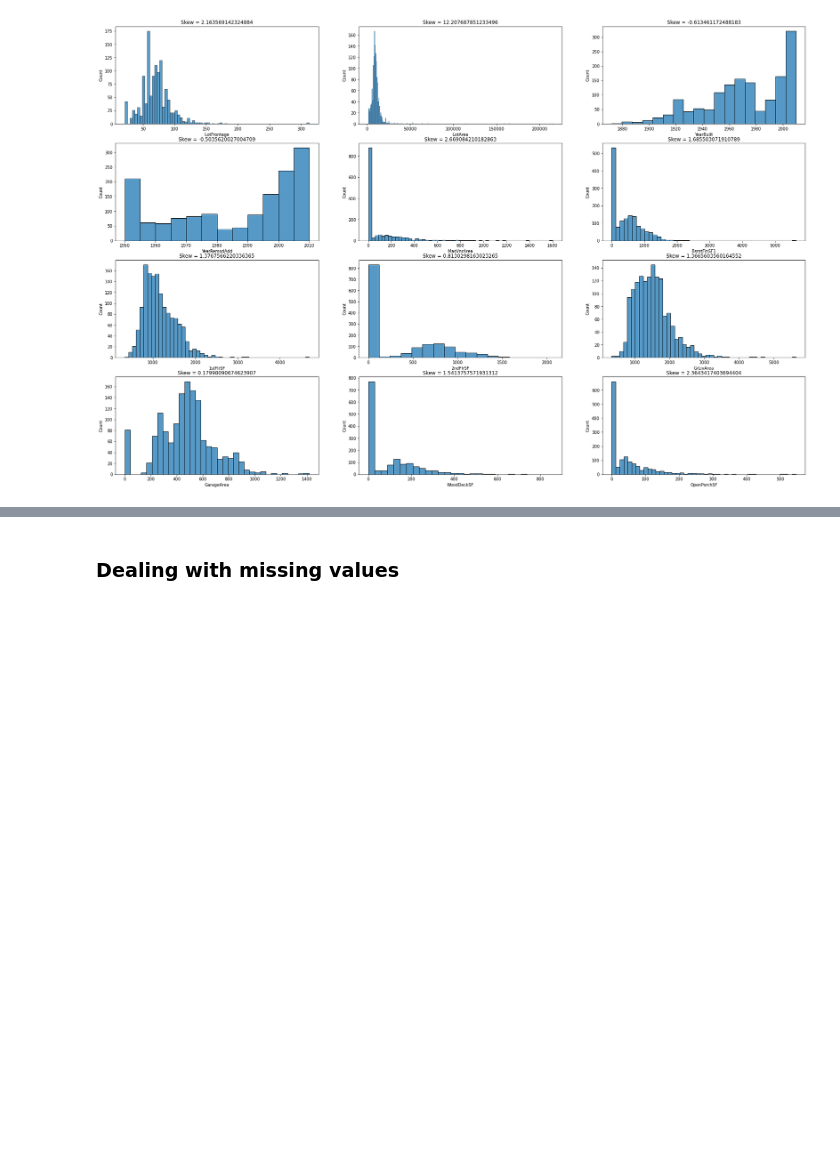
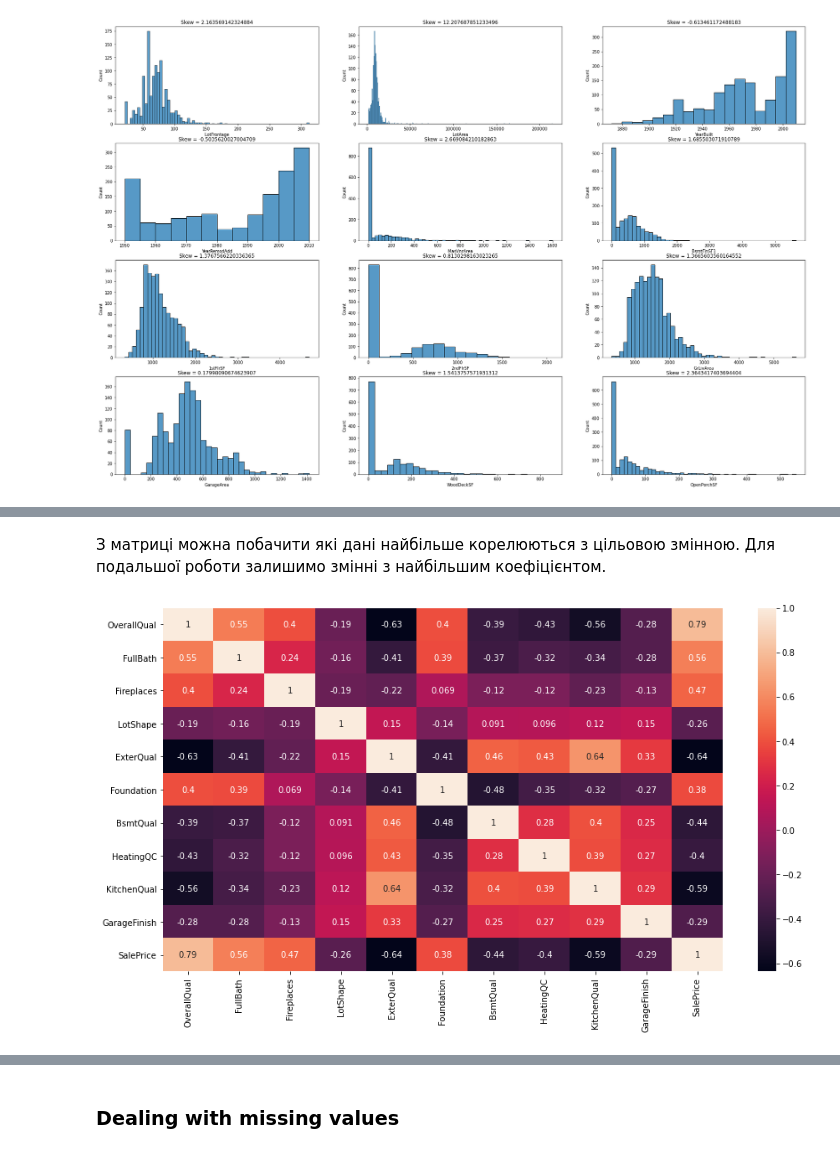
Before and after one commit to povstenko/house_price, a Jupyter notebook: macpaw_povstenko.ipynb, the cells around one changed output, grey strips where cells are left out. Cells and saved outputs as stored; diff of their text form; code cells hidden in the pictures; blank space fills up the shorter version.

```diff
--- a/macpaw_povstenko.ipynb
+++ b/macpaw_povstenko.ipynb
@@ -175,0 +220,14 @@ for variable, subplot in zip(data_numerical, ax.flatten()):
+# %% [markdown]
+З матриці можна побачити які дані найбільше корелюються з цільовою змінною. Для подальшої роботи залишимо змінні з найбільшим коефіцієнтом.
+# %%
+features = ['OverallQual','FullBath','Fireplaces', 'LotShape', 'ExterQual', 'Foundation', 'BsmtQual', 'HeatingQC',
+            'KitchenQual','GarageFinish']
+
+data_categorical = data_categorical[features + ['SalePrice']]
+
+f, ax = plt.subplots(1,1,figsize=(15,8))
+coef = data_categorical.corr(method='pearson')
+sns.heatmap(coef, annot=True)
+plt.show()
+# %% [output]
+[figure, added]
```
Also changed, not shown: parts of 31 cells of this notebook.
